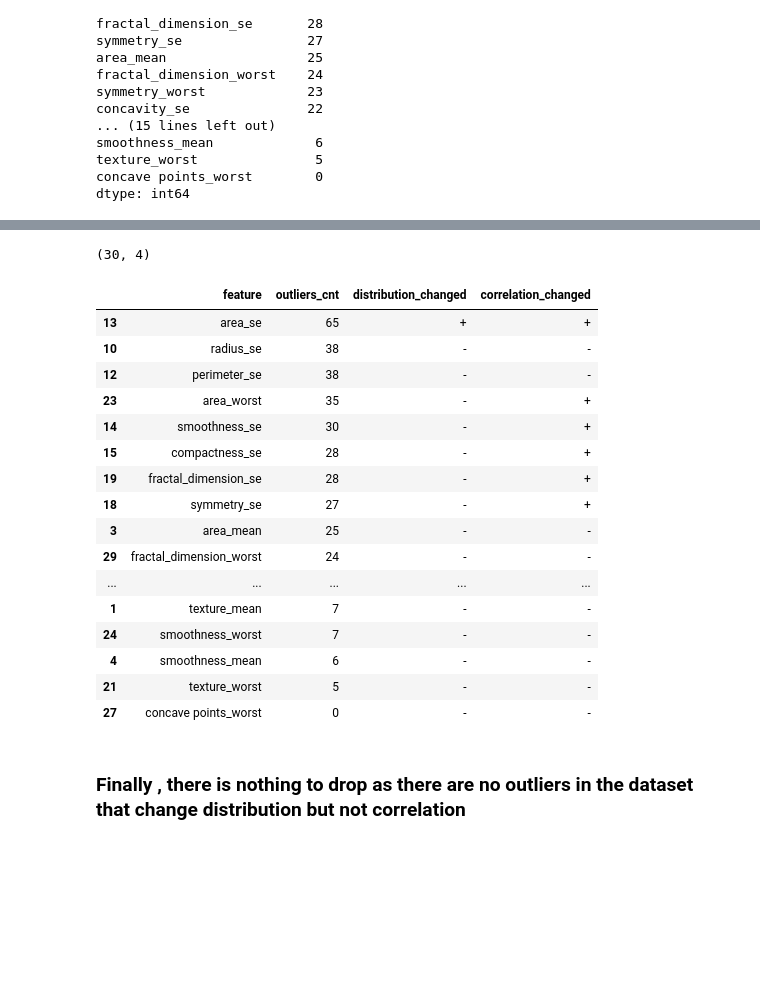
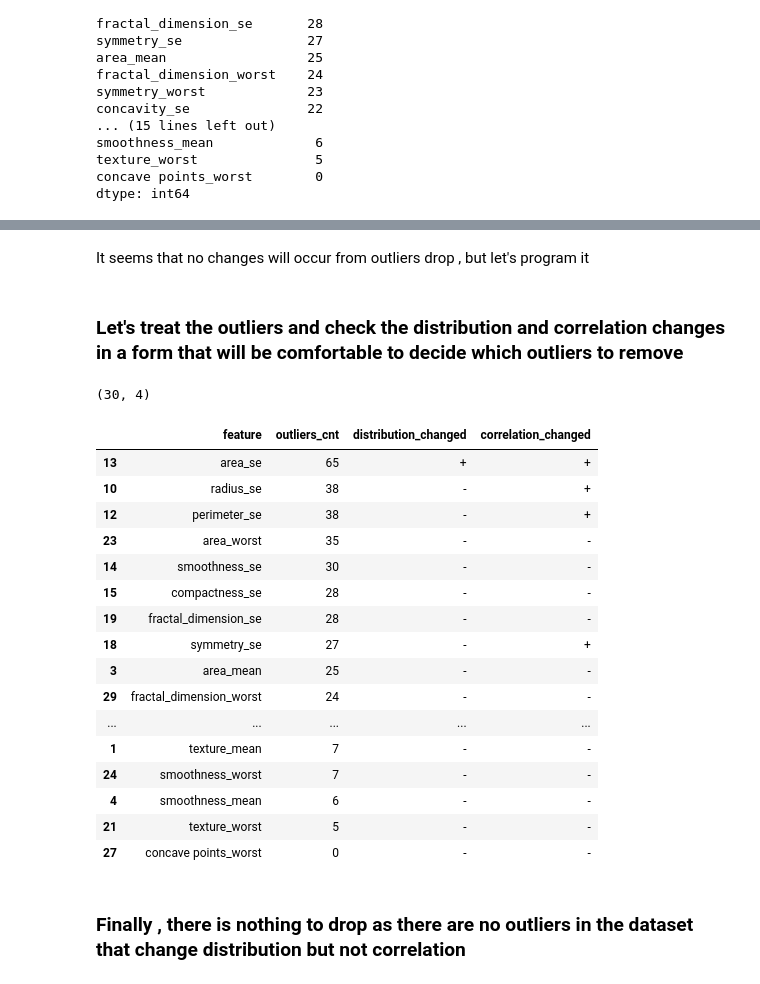
Before and after one commit to lmanov1/CancerPrediction, a Jupyter notebook: DataCleansing.ipynb, the cells around one changed output, grey strips where cells are left out. Cells and saved outputs as stored; diff of their text form; code cells hidden in the pictures; blank space fills up the shorter version.

```diff
--- a/DataCleansing.ipynb
+++ b/DataCleansing.ipynb
@@ -63,0 +27,6 @@ dtype: int64
+# %%
+df_with_outliers = df_cleansing.copy()
+diagnosis_coder = {'M':1, 'B':0}
+df_with_outliers.diagnosis = df_with_outliers.diagnosis.map(diagnosis_coder)
+display(df_with_outliers.head())
+df_with_outliers.info()
@@ -73,9 +69,10 @@ def outliers_boxplot(df):
         plt.xlabel(f'{col}', fontsize=14)
     plt.subplots_adjust(hspace=0.7)
     plt.show()
-numerical_features = df_cleansing.select_dtypes(include=[float,int]).drop(columns='diagnosis')
+numerical_features = df_cleansing.select_dtypes(include=[float])
+#.drop(columns='diagnosis')
 display(numerical_features.info())
-numerical_cols = df_cleansing.select_dtypes(include=[float,int]).drop(columns='diagnosis').columns
+numerical_cols = df_cleansing.select_dtypes(include=[float]).columns
 #numerical_cols
 outliers_boxplot(numerical_features)
 # %% [output]
@@ -135,7 +132,7 @@ Index(['radius_mean', 'texture_mean', 'perimeter_mean', 'area_mean',
       dtype='object')
 # %%
 # Function to identify and treat outliers using IQR
-def treat_outliers(df, features):
+def treat_outliers_iqr(df, features):
     df_outliers = pd.DataFrame(index=df.index)
     for feature in features:
         Q1 = df[feature].quantile(0.25)
@@ -146,7 +143,7 @@ def treat_outliers(df, features):
         df_outliers[feature] = ((df[feature] < lower_bound) | (df[feature] > upper_bound)).astype(int)
     return df_outliers
 
-outliers_df = treat_outliers(numerical_features,numerical_cols)
+outliers_df = treat_outliers_iqr(numerical_features,numerical_cols)
 display(outliers_df.shape)
 # print the number of outliers for each feature , in descending order
 display(outliers_df.sum().sort_values(ascending=False))
@@ -175,46 +247,59 @@ Having outliers in separate dataframe , let's use per-feature criteria to decide
+# %% [markdown]
+It seems that no changes will occur from outliers drop , but let's program it
+# %% [markdown]
+### Let's treat the outliers and check the distribution and correlation changes in a form that will be comfortable to decide which outliers to remove
 # %%
 
 #Creating a table for outliers change
+from scipy.stats import spearmanr
 out_df = pd.DataFrame(columns=['feature', 'outliers_cnt', 'distribution_changed', 'correlation_changed'])
 #out_df
 # Checking distribution and correlation changes
 for col in numerical_cols:
-    out = df_cleansing[col]
-    non_outliers = df_cleansing[col][outliers_df[col] == 0]
-    cor_outliers = df_cleansing['diagnosis']
-    cor_non_outliers = df_cleansing['diagnosis'][outliers_df[col] == 0]
+    out = df_with_outliers[col] # original feature@'col' data
+    non_out = df_with_outliers[col][outliers_df[col] == 0]  # feature@'col' data without outliers
+    cor_out = df_with_outliers['diagnosis'] # original target data
+    cor_non_out = df_with_outliers['diagnosis'][outliers_df[col] == 0] # target data without outliers for feature@'col'
+    # Filter out NaN values for correlation calculation
+    valid_out = ~np.isnan(out) & ~np.isnan(cor_out)
+    valid_non_out = ~np.isnan(non_out) & ~np.isnan(cor_non_out)
 
-    # Filter out NaN values for correlation calculation
-    valid_out = ~np.isnan(out) & ~np.isnan(cor_outliers)
-    valid_non_out = ~np.isnan(non_outliers) & ~np.isnan(cor_non_outliers)
-
+    # compare the correlation before and after removing outliers and check change extent -
+    # if more then 0.5 (50%) change then mark as changed - '+'
+    # (the correlation is a number between 0 and 1)
     if valid_out.sum() > 1 and valid_non_out.sum() > 1:
-        cor_change = '+' if abs(np.corrcoef(out[valid_out], cor_outliers[valid_out])[0, 1] -
-                                np.corrcoef(non_outliers[valid_non_out], cor_non_outliers[valid_non_out])[0, 1]) > 0.05 else '-'
+        #cor_change = '+' if abs(np.corrcoef(out[valid_out], cor_out[valid_out])[0, 1] -
+        cor_change = '+' if abs(spearmanr(out[valid_out], cor_out[valid_out])[0] -
+                #np.corrcoef(non_out[valid_non_out], cor_non_out[valid_non_out])[0, 1]) > 0.05 else '-'
+                spearmanr(non_out[valid_non_out], cor_non_out[valid_non_out])[0]) > 0.05 else '-'
+    # else- mark as '-' (no change)
     else:
         cor_change = '-'
 
-    dist_change = '+' if ks_2samp(out.dropna(), non_outliers.dropna())[1] < 0.05 else '-'
+    # compare the distribution before and after removing outliers and check change extent -
+    # if p-value < 0.05 then mark as changed - '+'
+    # ks_2samp returns the p-value for the two-sample Kolmogorov-Smirnov test
+    dist_change = '+' if ks_2samp(out.dropna(), non_out.dropna())[1] < 0.05 else '-'
 
     new_row = pd.DataFrame({'feature': [col],
                             'outliers_cnt': [outliers_df[col].sum()],
                             'distribution_changed': [dist_change],
                             'correlation_changed': [cor_change]})
     out_df = pd.concat([out_df, new_row], ignore_index=True)
 
 # Display the table
 display(out_df.shape)
 display(out_df.sort_values(by='outliers_cnt', ascending=False))
 # %% [output]
 (30, 4)
 |  | feature | outliers_cnt | distribution_changed | correlation_changed |
 | 13 | area_se | 65 | + | + |
-| 10 | radius_se | 38 | - | - |
-| 12 | perimeter_se | 38 | - | - |
-| 23 | area_worst | 35 | - | + |
-| 14 | smoothness_se | 30 | - | + |
-| 15 | compactness_se | 28 | - | + |
-| 19 | fractal_dimension_se | 28 | - | + |
+| 10 | radius_se | 38 | - | + |
+| 12 | perimeter_se | 38 | - | + |
+| 23 | area_worst | 35 | - | - |
+| 14 | smoothness_se | 30 | - | - |
+| 15 | compactness_se | 28 | - | - |
+| 19 | fractal_dimension_se | 28 | - | - |
 | 18 | symmetry_se | 27 | - | + |
 | 3 | area_mean | 25 | - | - |
 | 29 | fractal_dimension_worst | 24 | - | - |
```
Also changed, not shown: parts of 10 cells of this notebook.
